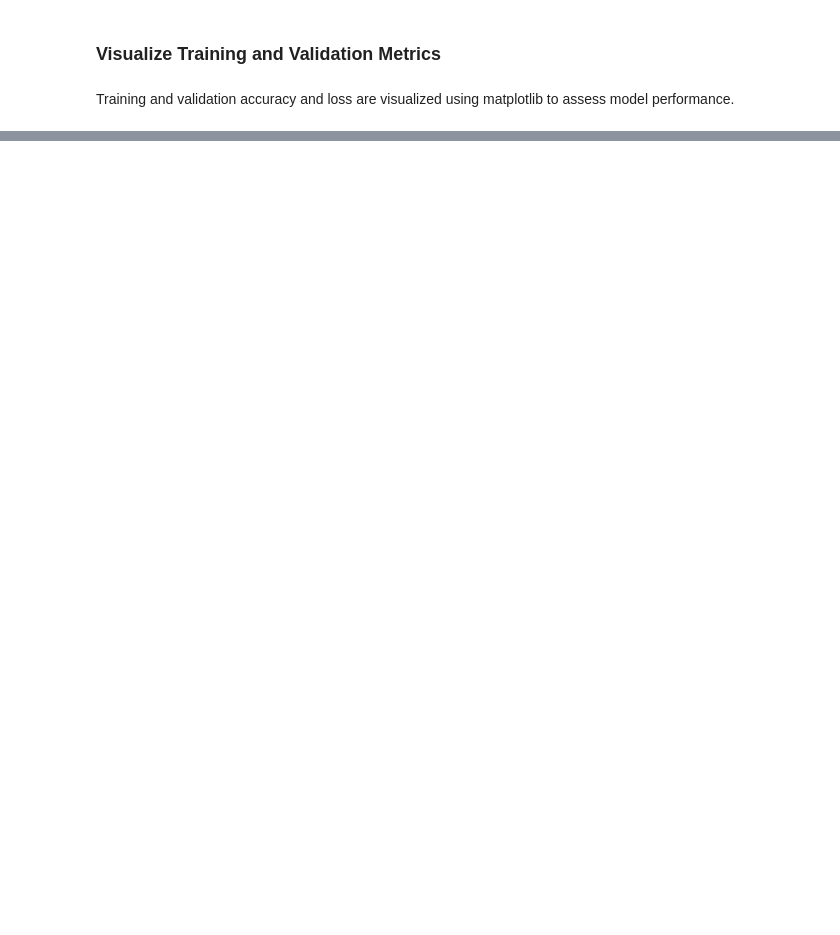
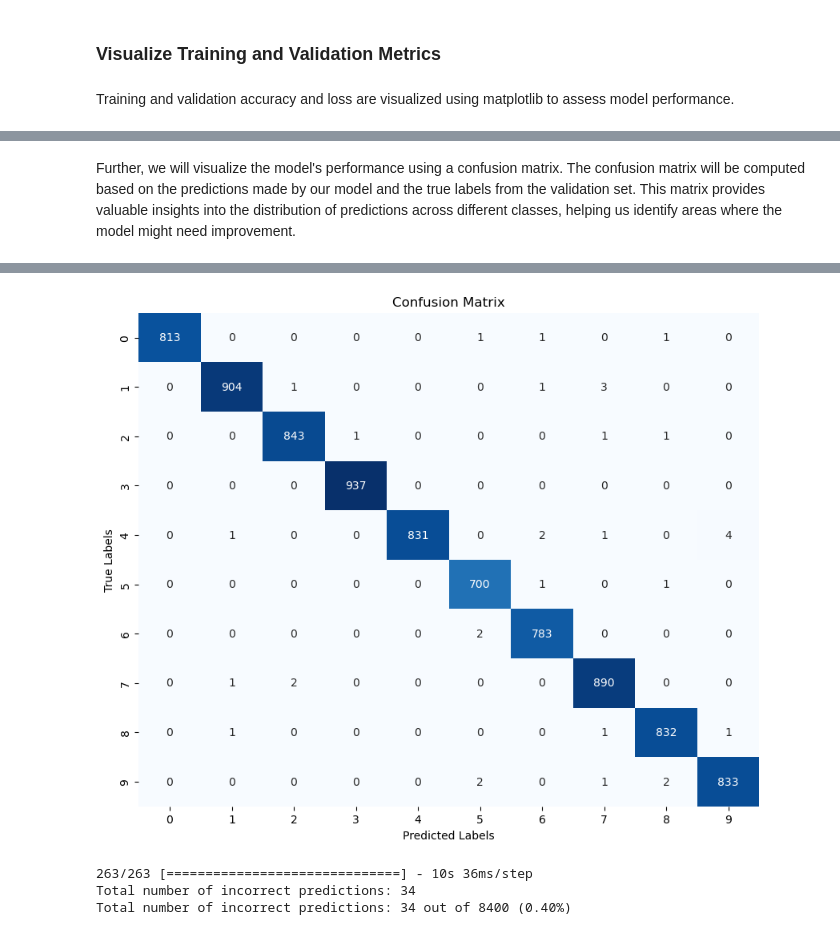
Before and after one commit to gabriel-nds/CNN_for_Digit_Recognizer, a Jupyter notebook: digit.ipynb, the cells around one changed output, grey strips where cells are left out. Drawn from its saved outputs; the diff is of its cells as text; code cells hidden in the pictures; blank space fills up the shorter version.

```diff
--- a/digit.ipynb
+++ b/digit.ipynb
@@ -207,0 +239,29 @@ plt.show()
+# %% [markdown]
+Further, we will visualize the model's performance using a confusion matrix. The confusion matrix will be computed based on the predictions made by our model and the true labels from the validation set. This matrix provides valuable insights into the distribution of predictions across different classes, helping us identify areas where the model might need improvement.
+# %%
+# Calculate the confusion matrix
+conf_matrix = confusion_matrix(np.argmax(y_val, axis=1), model.predict(X_val).argmax(axis=1))
+
+# Plot the confusion matrix using Seaborn
+plt.figure(figsize=(10, 8))
+sns.heatmap(conf_matrix, annot=True, fmt="d", cmap="Blues", cbar=False)
+plt.xlabel("Predicted Labels")
+plt.ylabel("True Labels")
+plt.title("Confusion Matrix")
+plt.show()
+
+# Calculate the total number of incorrect predictions
+incorrect_count = 0
+y_pred = model.predict(X_val)
+for i in range(len(X_val)):
+    true_label = y_val[i].argmax()
+    predicted_label = y_pred[i].argmax()
+    if true_label != predicted_label:
+        incorrect_count += 1
+
+# Calculate the percentage of incorrect predictions
+incorrect_percentage = (incorrect_count / len(X_val)) * 100
+
+print(f"Total number of incorrect predictions: {incorrect_count}")
+print(f"Total number of incorrect predictions: {incorrect_count} out of {len(X_val)} ({incorrect_percentage:.2f}%)")
+# %% [output]
@@ -207,0 +269,4 @@ plt.show()
+[figure, added]
+263/263 [==============================] - 10s 36ms/step
+Total number of incorrect predictions: 34
+Total number of incorrect predictions: 34 out of 8400 (0.40%)
```
Also changed, not shown: parts of 17 cells of this notebook, 2 other files.
